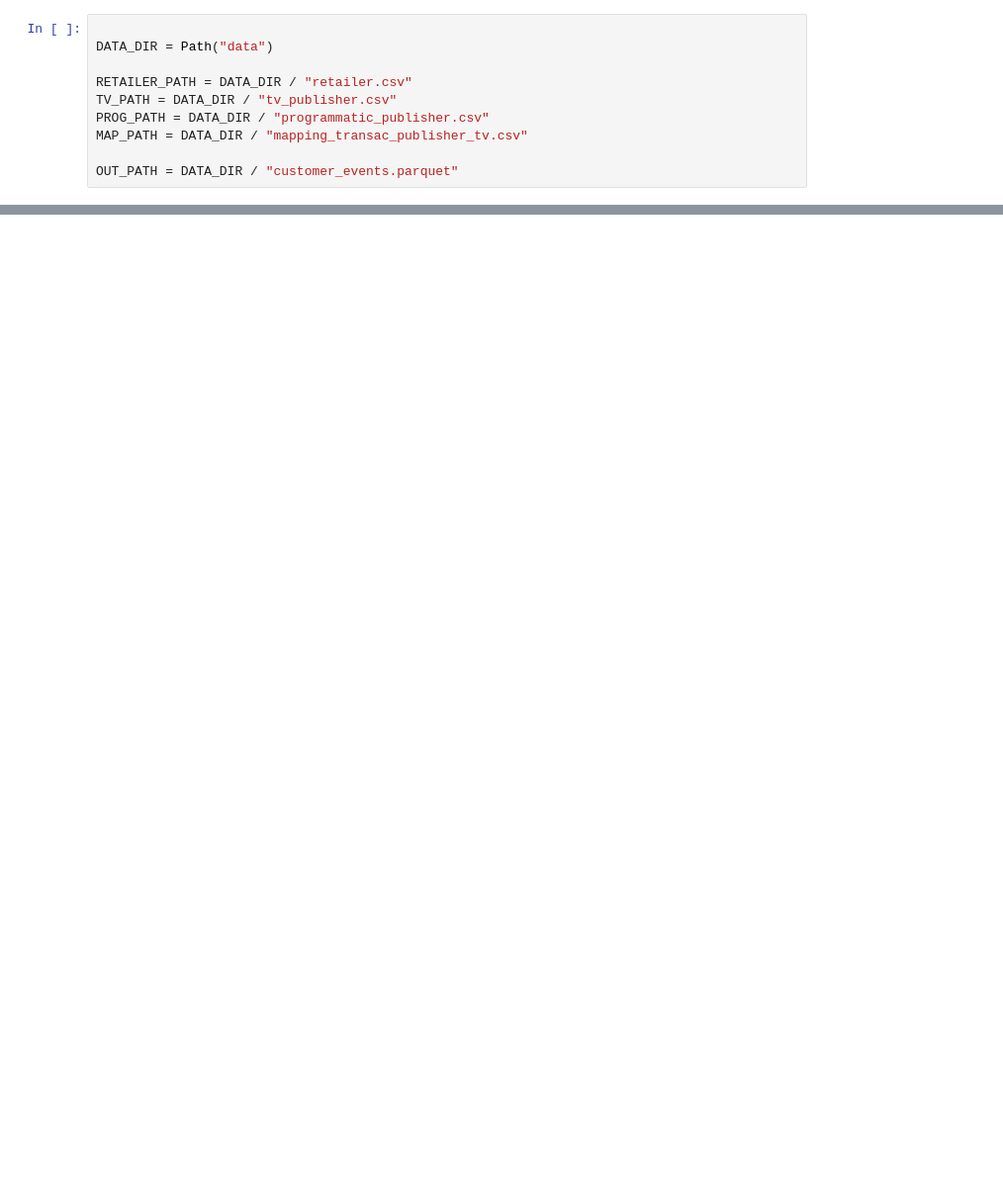
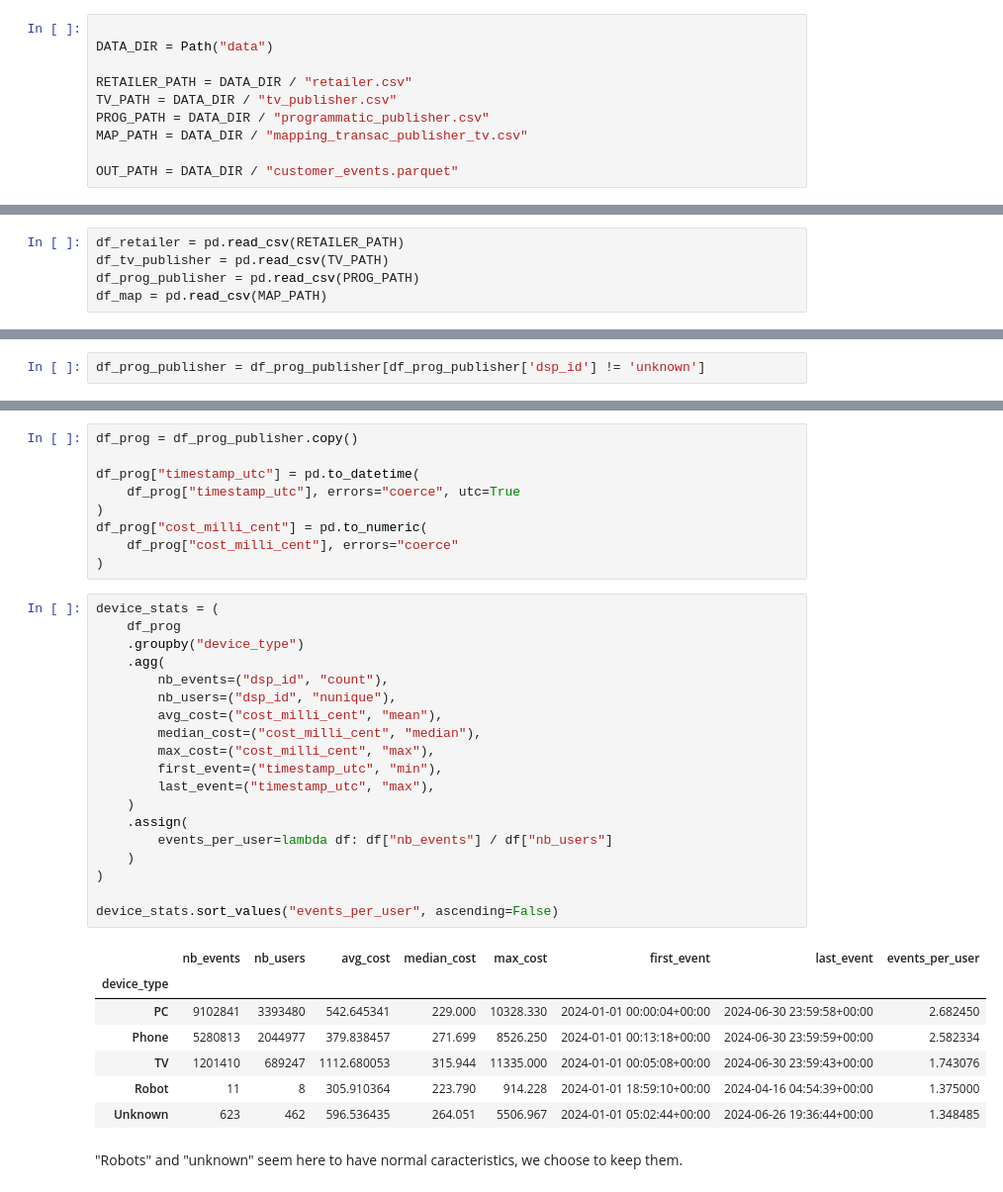
Before and after one commit to DomNoutsGit/Business_Data_Case, a Jupyter notebook: build_customer_events.ipynb, the cells around one changed output, grey strips where cells are left out. Shown at 99% size. Drawn from its saved outputs; the diff is of its cells as text; blank space fills up the shorter version.

```diff
--- a/build_customer_events.ipynb
+++ b/build_customer_events.ipynb
@@ -170,0 +18,5 @@ print("tv join rows:", tv_join_rows.item())
+# %%
+df_retailer = pd.read_csv(RETAILER_PATH)
+df_tv_publisher = pd.read_csv(TV_PATH)
+df_prog_publisher = pd.read_csv(PROG_PATH)
+df_map = pd.read_csv(MAP_PATH)
@@ -170,0 +194,2 @@ print("tv join rows:", tv_join_rows.item())
+# %%
+df_prog_publisher = df_prog_publisher[df_prog_publisher['dsp_id'] != 'unknown']
@@ -170,0 +206,38 @@ print("tv join rows:", tv_join_rows.item())
+# %%
+df_prog = df_prog_publisher.copy()
+
+df_prog["timestamp_utc"] = pd.to_datetime(
+    df_prog["timestamp_utc"], errors="coerce", utc=True
+)
+df_prog["cost_milli_cent"] = pd.to_numeric(
+    df_prog["cost_milli_cent"], errors="coerce"
+)
+# %%
+device_stats = (
+    df_prog
+    .groupby("device_type")
+    .agg(
+        nb_events=("dsp_id", "count"),
+        nb_users=("dsp_id", "nunique"),
+        avg_cost=("cost_milli_cent", "mean"),
+        median_cost=("cost_milli_cent", "median"),
+        max_cost=("cost_milli_cent", "max"),
+        first_event=("timestamp_utc", "min"),
+        last_event=("timestamp_utc", "max"),
+    )
+    .assign(
+        events_per_user=lambda df: df["nb_events"] / df["nb_users"]
+    )
+)
+
+device_stats.sort_values("events_per_user", ascending=False)
+# %% [output]
+|  | nb_events | nb_users | avg_cost | median_cost | max_cost | first_event | last_event | events_per_user |
+| device_type |  |  |  |  |  |  |  |  |
+| PC | 9102841 | 3393480 | 542.645341 | 229.000 | 10328.330 | 2024-01-01 00:00:04+00:00 | 2024-06-30 23:59:58+00:00 | 2.682450 |
+| Phone | 5280813 | 2044977 | 379.838457 | 271.699 | 8526.250 | 2024-01-01 00:13:18+00:00 | 2024-06-30 23:59:59+00:00 | 2.582334 |
+| TV | 1201410 | 689247 | 1112.680053 | 315.944 | 11335.000 | 2024-01-01 00:05:08+00:00 | 2024-06-30 23:59:43+00:00 | 1.743076 |
+| Robot | 11 | 8 | 305.910364 | 223.790 | 914.228 | 2024-01-01 18:59:10+00:00 | 2024-04-16 04:54:39+00:00 | 1.375000 |
+| Unknown | 623 | 462 | 596.536435 | 264.051 | 5506.967 | 2024-01-01 05:02:44+00:00 | 2024-06-26 19:36:44+00:00 | 1.348485 |
+# %% [markdown]
+"Robots" and "unknown" seem here to have normal caracteristics, we choose to keep them.
```
Also changed, not shown: parts of 55 cells of this notebook.
